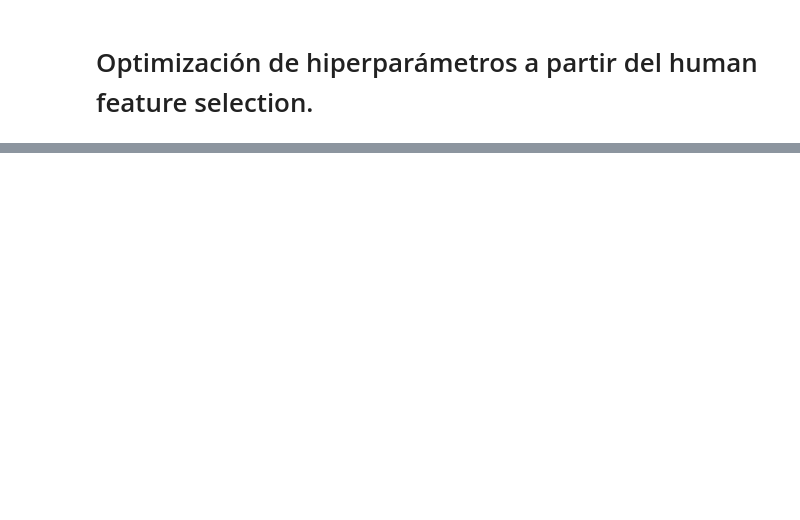
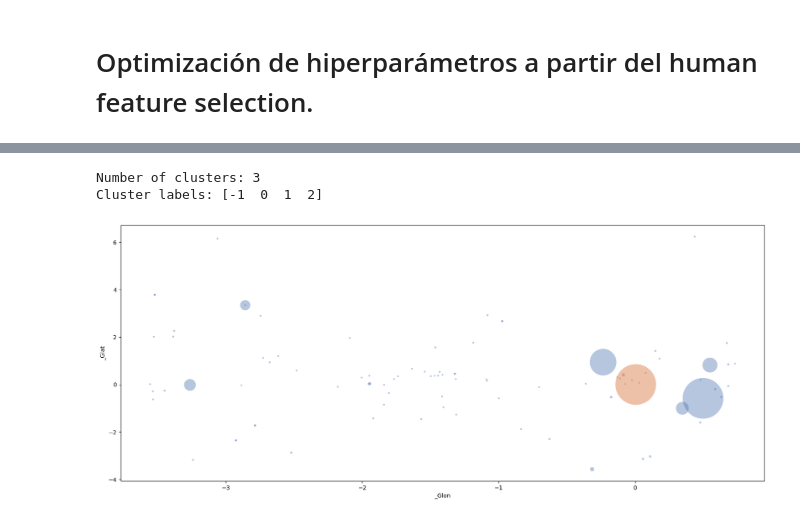
Before and after one commit to TatianaCC/STARS_FinalProject, a Jupyter notebook: src/Class_HDBSCAN.ipynb, the cells around one changed output, grey strips where cells are left out. Saved outputs shown, nothing was run; the diff lists cells and outputs as text; code cells hidden in the pictures; blank space fills up the shorter version.

Commit message:
human HDBSCAN testing sil 240611

```diff
--- a/src/Class_HDBSCAN.ipynb
+++ b/src/Class_HDBSCAN.ipynb
@@ -258,0 +310,7 @@ graphic_tester(X_test_with_y_test_human, X_test_with_y_predict_test_human, 'y_te
+# %%
+# Mostrar algunas métricas del clustering
+print(f"Number of clusters: {len(set(y_predict_train_human_B)) - (1 if -1 in y_predict_train_human_B else 0)}")
+print(f"Cluster labels: {np.unique(y_predict_train_human_B)}")
+# %% [output]
+Number of clusters: 3
+Cluster labels: [-1  0  1  2]
@@ -258,0 +337,8 @@ graphic_tester(X_test_with_y_test_human, X_test_with_y_predict_test_human, 'y_te
+# %%
+X_test_with_y_test_human_B = pd.read_csv('../Samples/Clean/Testing/HDBSCAN/test_human_B.csv')
+X_test_with_y_predict_test_human_B = pd.read_csv('../Samples/Clean/Testing/HDBSCAN/predict_human_B.csv')
+# %%
+from tools import graphic_tester
+graphic_tester(X_test_with_y_test_human_B, X_test_with_y_predict_test_human_B, 'y_test_human_B', 'y_predict_test_human_B', '_Glon', '_Glat')
+# %% [output]
+[figure, added]
```
Also changed, not shown: parts of 107 cells of this notebook.
